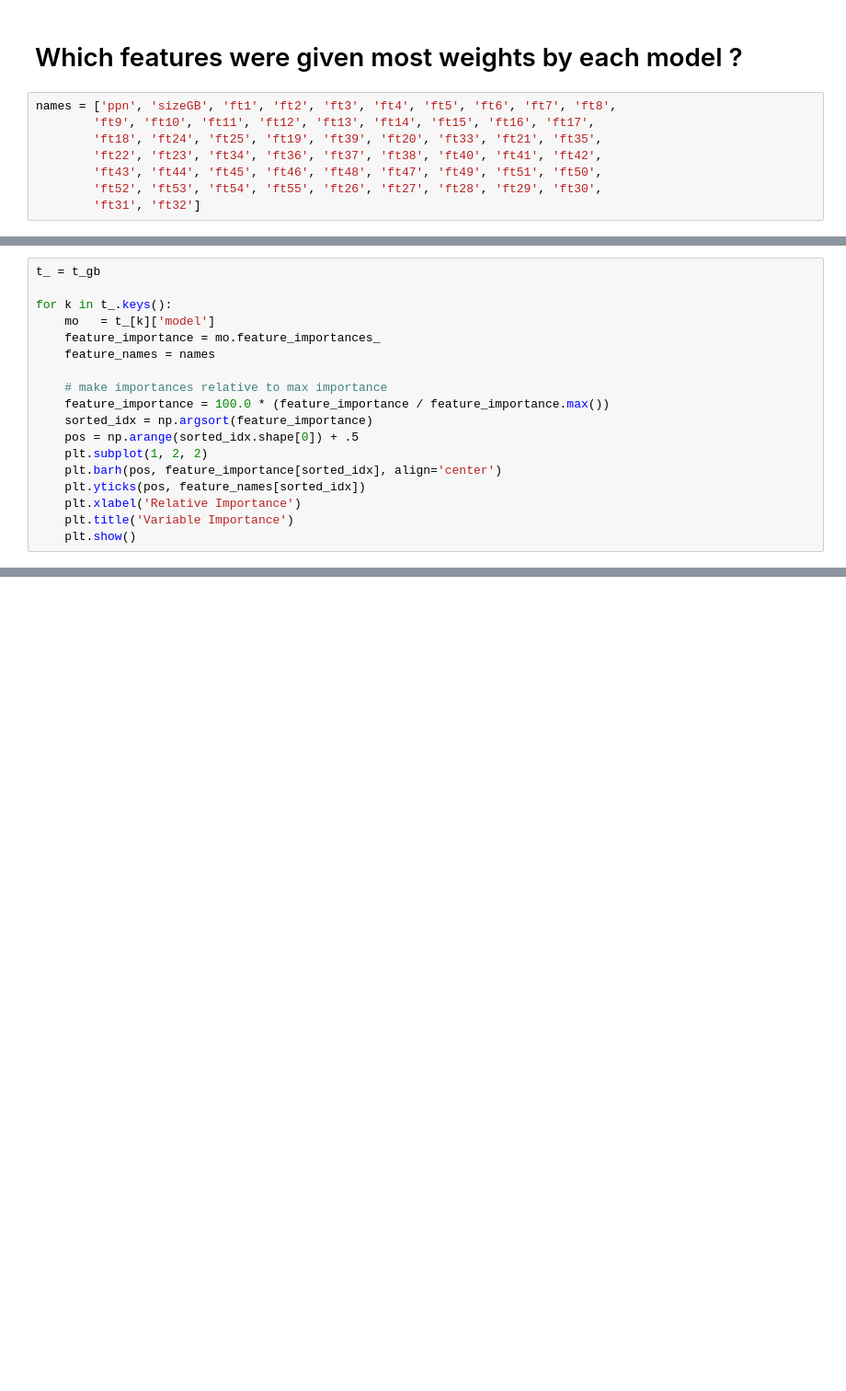
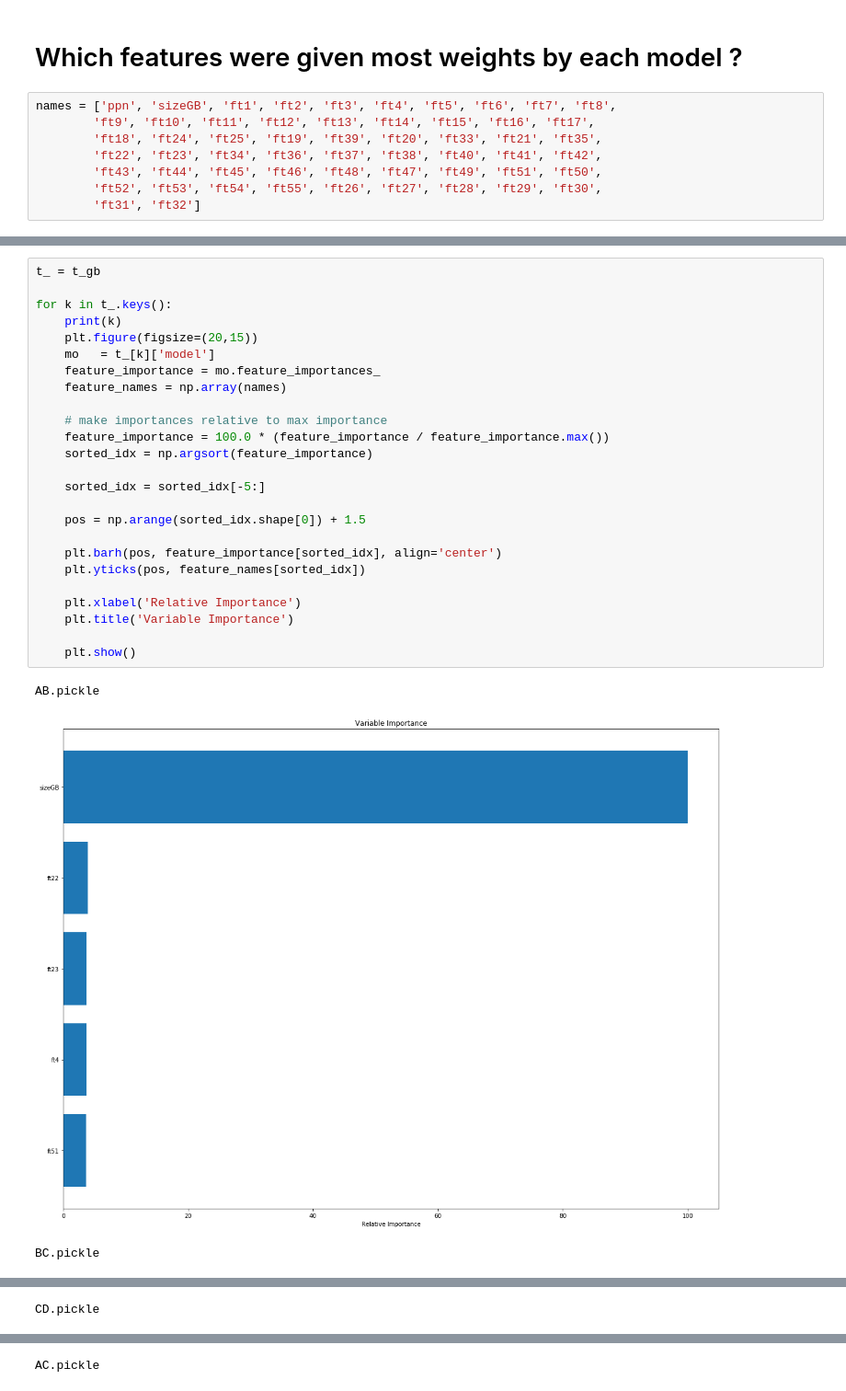
Before and after one commit to words-sdsc/IPPD, a Jupyter notebook: workbench/02_Bucket2_4C2_GB_RF.ipynb, the cells around one changed output, grey strips where cells are left out. Shown: that part at 92% size. Saved outputs shown, nothing was run; the diff lists cells and outputs as text; blank space fills up the shorter version.

```diff
--- a/workbench/02_Bucket2_4C2_GB_RF.ipynb
+++ b/workbench/02_Bucket2_4C2_GB_RF.ipynb
@@ -377,18 +583,29 @@ names = ['ppn', 'sizeGB', 'ft1', 'ft2', 'ft3', 'ft4', 'ft5', 'ft6', 'ft7', 'ft8'
 # %%
 t_ = t_gb
 
 for k in t_.keys():
+    print(k)
+    plt.figure(figsize=(20,15))
     mo   = t_[k]['model']
     feature_importance = mo.feature_importances_
-    feature_names = names
+    feature_names = np.array(names)
 
     # make importances relative to max importance
     feature_importance = 100.0 * (feature_importance / feature_importance.max())
     sorted_idx = np.argsort(feature_importance)
-    pos = np.arange(sorted_idx.shape[0]) + .5
-    plt.subplot(1, 2, 2)
+
+    sorted_idx = sorted_idx[-5:]
+
+    pos = np.arange(sorted_idx.shape[0]) + 1.5
+
     plt.barh(pos, feature_importance[sorted_idx], align='center')
     plt.yticks(pos, feature_names[sorted_idx])
+
     plt.xlabel('Relative Importance')
     plt.title('Variable Importance')
+
     plt.show()
+# %% [output]
+AB.pickle
+[figure, added]
+BC.pickle
@@ -394,0 +613 @@ for k in t_.keys():
+CD.pickle
@@ -394,0 +615 @@ for k in t_.keys():
+AC.pickle
```
Also changed, not shown: parts of 7 cells of this notebook, 1 other file.
